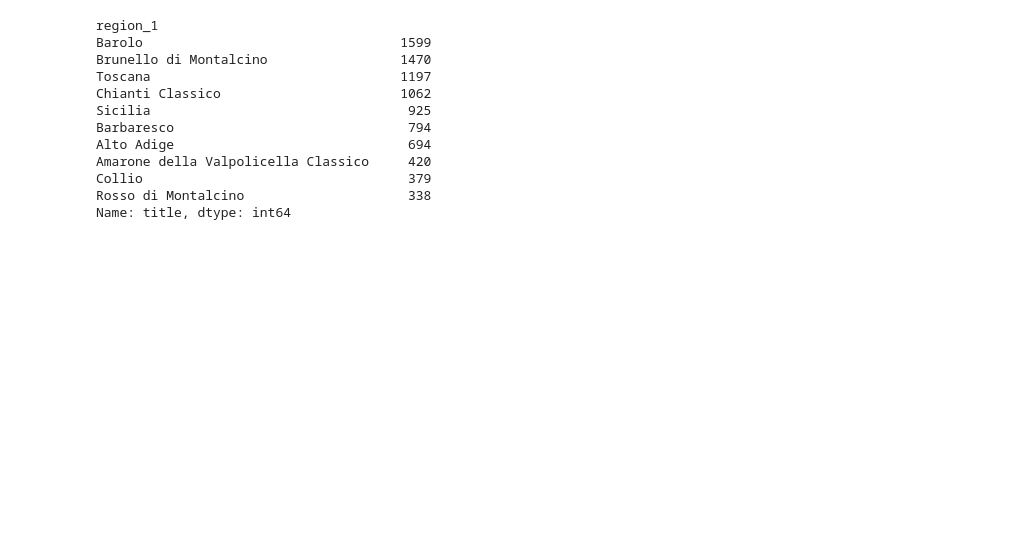
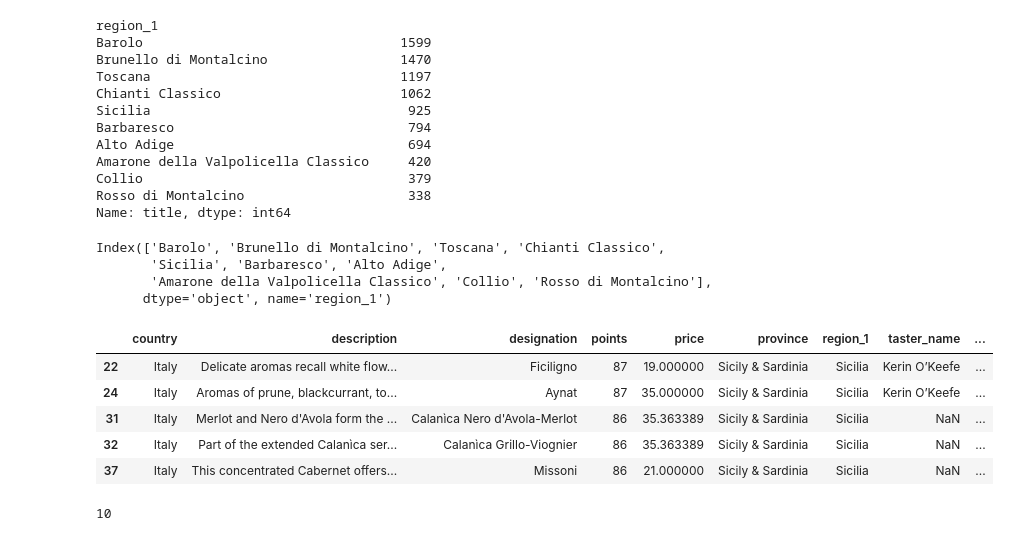
Before and after one commit to Fairfield-University-BA505/final-project-fa2019-abls, a Jupyter notebook: Untitled.ipynb, the cells around one changed output. Cells and saved outputs as stored; diff of their text form; code cells hidden in the pictures; blank space fills up the shorter version.

```diff
--- a/Untitled.ipynb
+++ b/Untitled.ipynb
@@ -334,3 +344,26 @@ Amarone della Valpolicella Classico     420
 Collio                                  379
 Rosso di Montalcino                     338
 Name: title, dtype: int64
+# %%
+region_italy_wine50.index
+# %% [output]
+Index(['Barolo', 'Brunello di Montalcino', 'Toscana', 'Chianti Classico',
+       'Sicilia', 'Barbaresco', 'Alto Adige',
+       'Amarone della Valpolicella Classico', 'Collio', 'Rosso di Montalcino'],
+      dtype='object', name='region_1')
+# %%
+region_lst = list(region_italy_wine50.index)
+
+top10_wine_df = italy_wine[italy_wine['region_1'].isin(region_lst)]
+top10_wine_df.head()
+# %% [output]
+|  | country | description | designation | points | price | province | region_1 | taster_name | ... |
+| 22 | Italy | Delicate aromas recall white flow... | Ficiligno | 87 | 19.000000 | Sicily & Sardinia | Sicilia | Kerin O’Keefe | ... |
+| 24 | Italy | Aromas of prune, blackcurrant, to... | Aynat | 87 | 35.000000 | Sicily & Sardinia | Sicilia | Kerin O’Keefe | ... |
+| 31 | Italy | Merlot and Nero d'Avola form the ... | Calanìca Nero d'Avola-Merlot | 86 | 35.363389 | Sicily & Sardinia | Sicilia | NaN | ... |
+| 32 | Italy | Part of the extended Calanìca ser... | Calanìca Grillo-Viognier | 86 | 35.363389 | Sicily & Sardinia | Sicilia | NaN | ... |
+| 37 | Italy | This concentrated Cabernet offers... | Missoni | 86 | 21.000000 | Sicily & Sardinia | Sicilia | NaN | ... |
+# %%
+top10_wine_df['region_1'].nunique()
+# %% [output]
+10
```
Also changed, not shown: parts of 9 cells of this notebook.
